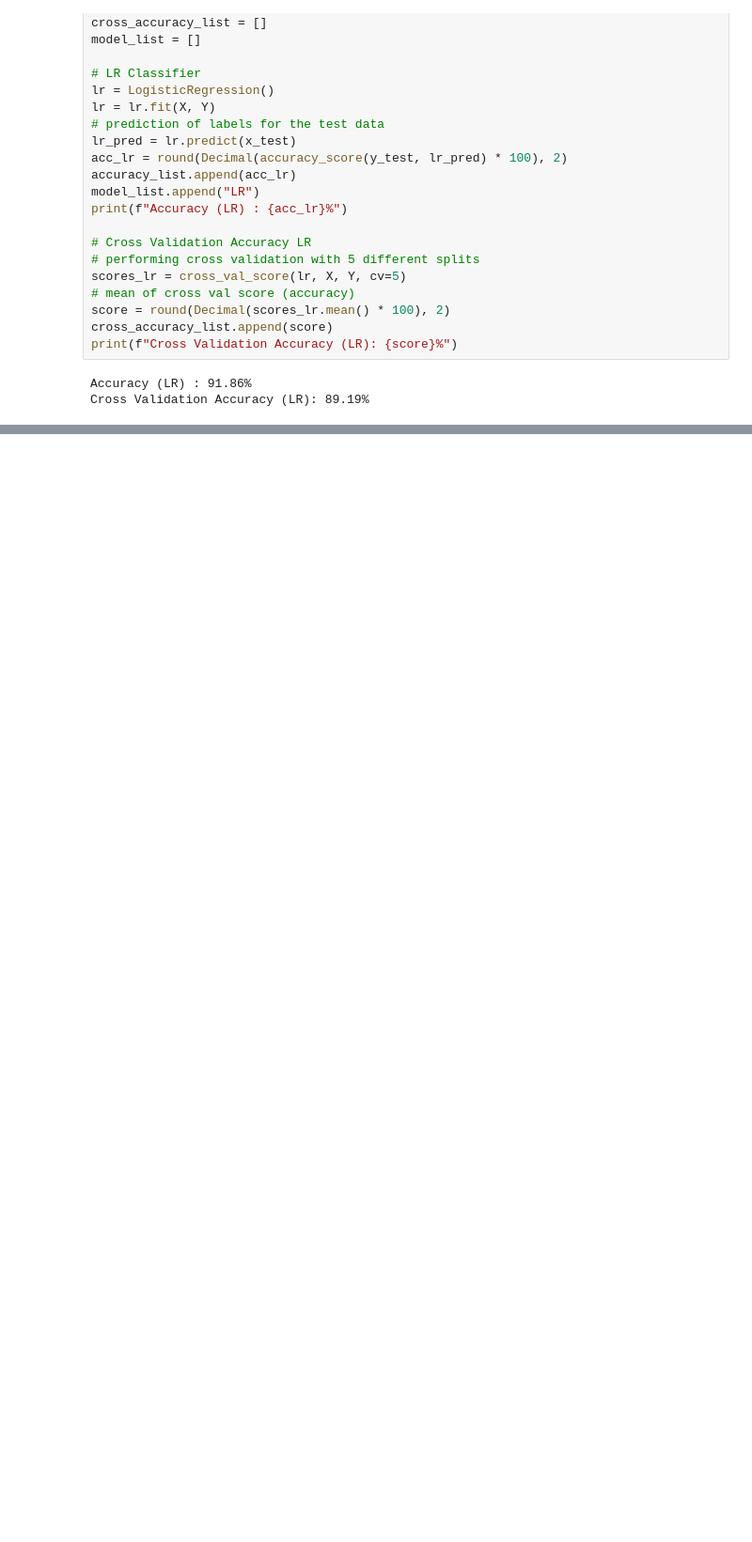
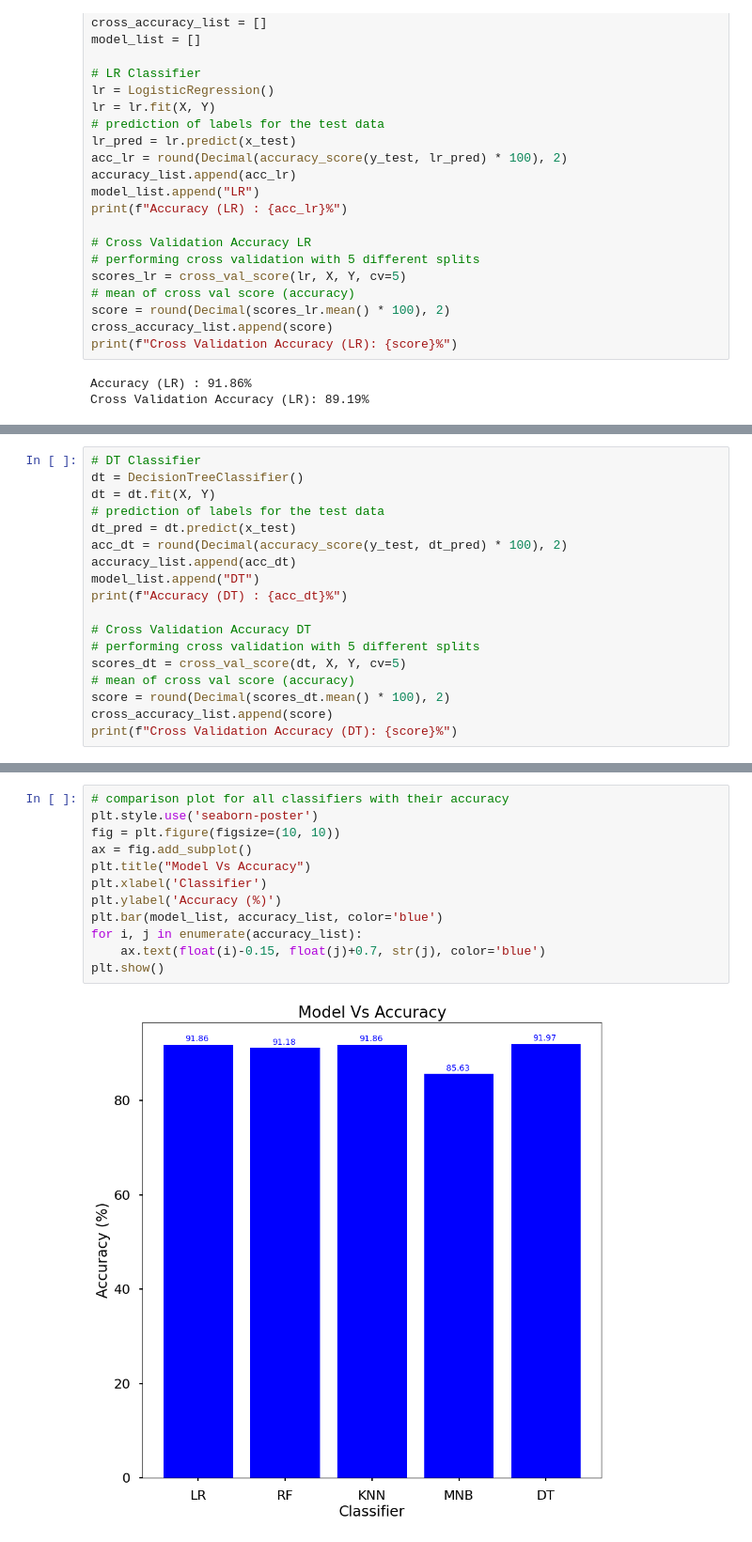
Before and after one commit to aneeshdamle11/Data-Science-Project, a Jupyter notebook: preprocessing/Prediction.ipynb, the cells around one changed output, grey strips where cells are left out. Shown: that part at 94% size. Drawn from its saved outputs; the diff is of its cells as text; blank space fills up the shorter version.

```diff
--- a/preprocessing/Prediction.ipynb
+++ b/preprocessing/Prediction.ipynb
@@ -320,0 +408,18 @@ Cross Validation Accuracy (LR): 89.19%
+# %%
+# DT Classifier
+dt = DecisionTreeClassifier()
+dt = dt.fit(X, Y)
+# prediction of labels for the test data
+dt_pred = dt.predict(x_test)
+acc_dt = round(Decimal(accuracy_score(y_test, dt_pred) * 100), 2)
+accuracy_list.append(acc_dt)
+model_list.append("DT")
+print(f"Accuracy (DT) : {acc_dt}%")
+
+# Cross Validation Accuracy DT
+# performing cross validation with 5 different splits
+scores_dt = cross_val_score(dt, X, Y, cv=5)
+# mean of cross val score (accuracy)
+score = round(Decimal(scores_dt.mean() * 100), 2)
+cross_accuracy_list.append(score)
+print(f"Cross Validation Accuracy (DT): {score}%")
@@ -320,0 +431,14 @@ Cross Validation Accuracy (LR): 89.19%
+# %%
+# comparison plot for all classifiers with their accuracy
+plt.style.use('seaborn-poster')
+fig = plt.figure(figsize=(10, 10))
+ax = fig.add_subplot()
+plt.title("Model Vs Accuracy")
+plt.xlabel('Classifier')
+plt.ylabel('Accuracy (%)')
+plt.bar(model_list, accuracy_list, color='blue')
+for i, j in enumerate(accuracy_list):
+    ax.text(float(i)-0.15, float(j)+0.7, str(j), color='blue')
+plt.show()
+# %% [output]
+[figure, added]
```
Also changed, not shown: parts of 15 cells of this notebook, 3 other files.
